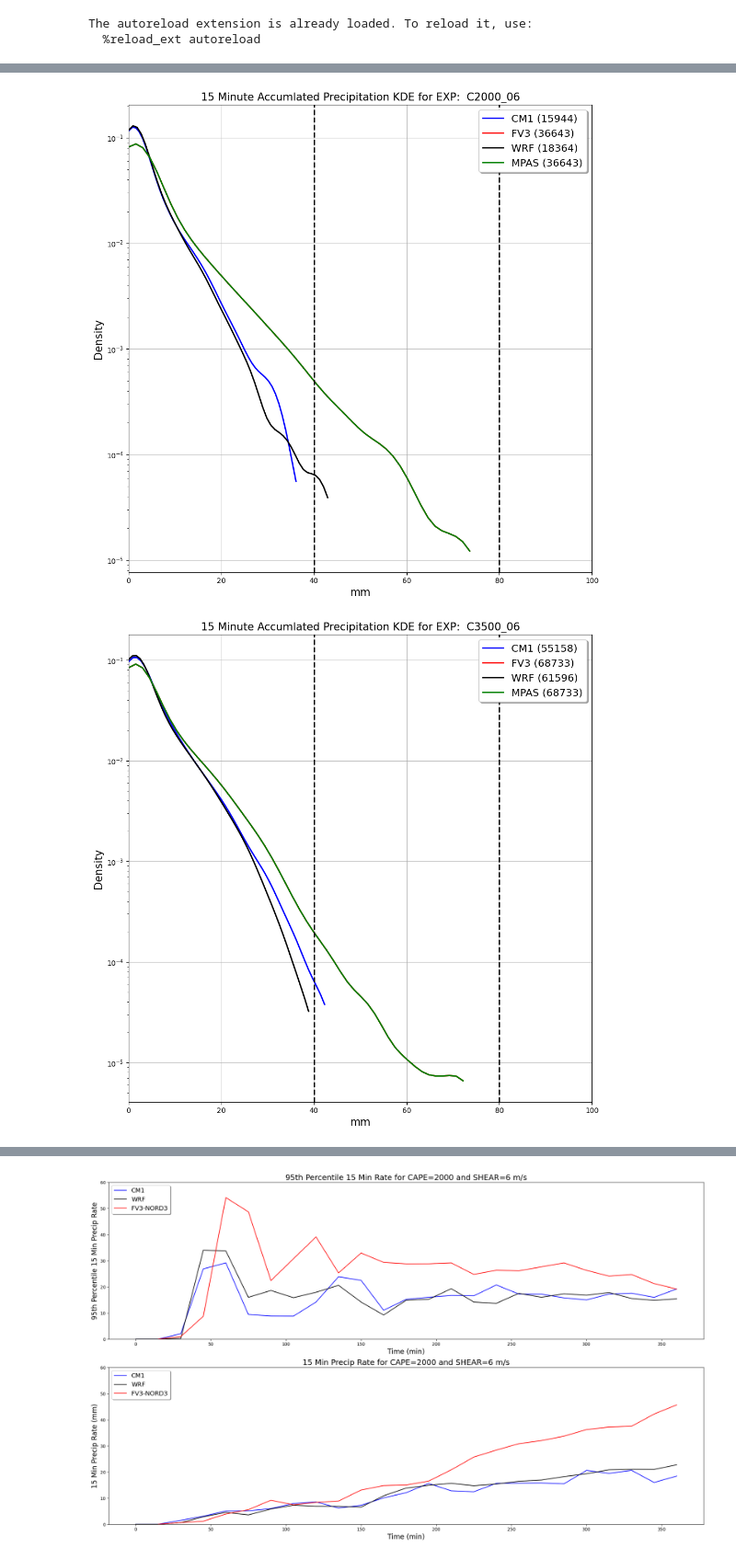
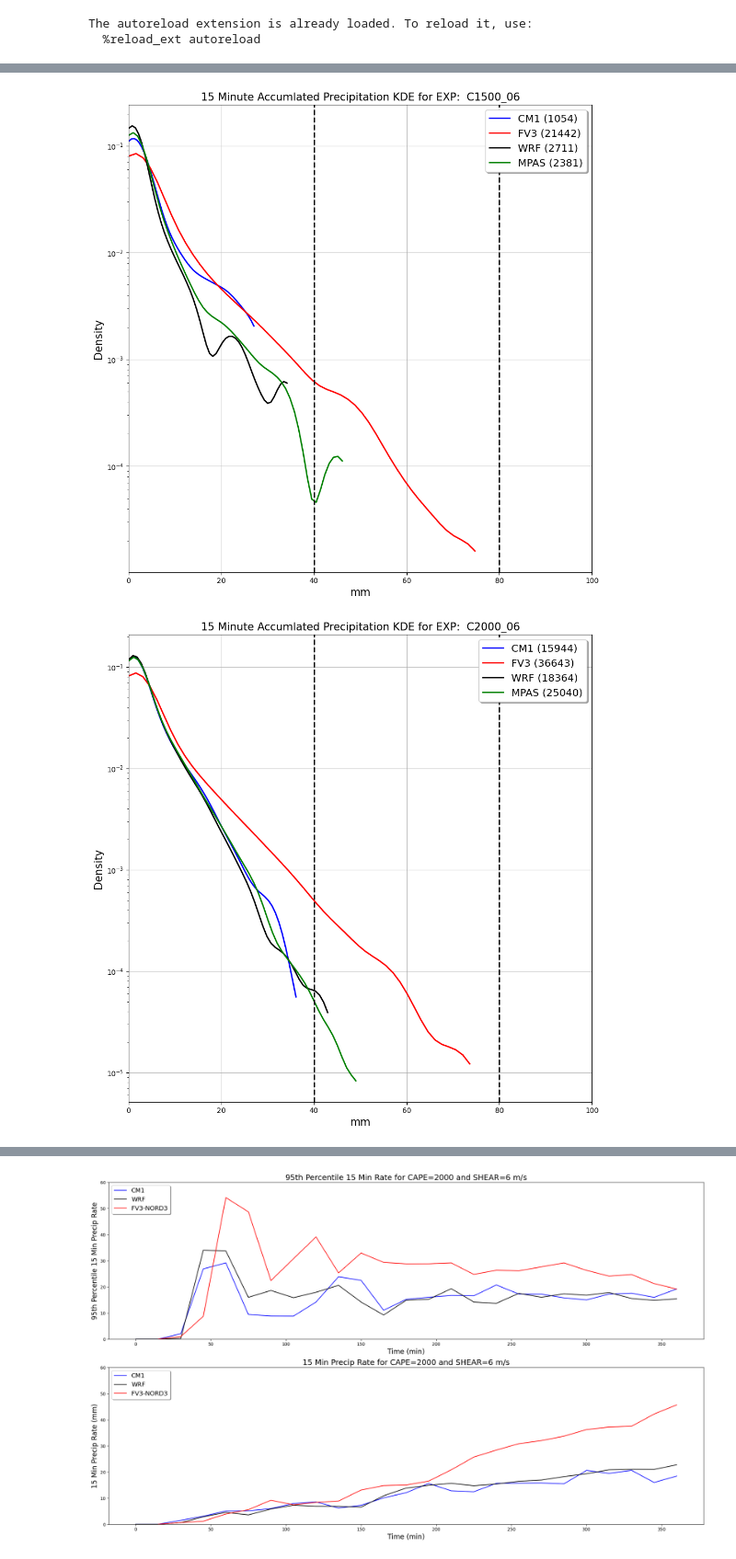
Before and after one commit to louiswicker/CAM_analysis_tools, a Jupyter notebook: ideal_cases/precip.ipynb, the cells around one changed output, grey strips where cells are left out. Shown at 92% size. Saved outputs shown, nothing was run; the diff lists cells and outputs as text; code cells hidden in the pictures.

```diff
--- a/ideal_cases/precip.ipynb
+++ b/ideal_cases/precip.ipynb
@@ -42,7 +42,7 @@ models['wrf'] = pickle2Obj('precip/wrf_squall_3km.pkl',retObj=False)
 # %%
 #models['wrf'] = pickle2Obj('precip/wrf_squall_3km_accum_prec.pkl', retObj=False)
 # %%
-models['mpas'] = pickle2Obj('precip/solo_squall_3km.pkl',retObj=False)
+models['mpas'] = pickle2Obj('precip/mpas_squall_3km_3rd_bench.pkl',retObj=False)
 # %%
 check_data(models)
 # %% [output]
@@ -125,34 +122,38 @@ def precip_histogram(models, label, all_times=False):
 
     ax.set_xlim(xlim[:])
     ax.set_yscale("log")
     ax.axvline(x=40.0, color='k', linestyle='--', linewidth=2.0)
     ax.axvline(x=80.0, color='k', linestyle='--', linewidth=2.0)
     plt.grid(axis='y', alpha=0.75)
     plt.grid(axis='x', alpha=0.75)
     ax.set_xlabel('mm',fontsize=15)
     ax.set_ylabel('Density',fontsize=15)
     legend = ax.legend(loc='upper right', shadow=True, fontsize='x-large')
     if all_times:
         ax.set_title('Accumulated Precipitation KDE for EXP:  %s' % (label), fontsize=15)
         plt.savefig("Total_Accumlated_Precipitation_KDE_Experiment_%s.png" % (label))
     else:
         ax.set_title('15 Minute Accumlated Precipitation KDE for EXP:  %s' % (label), fontsize=15)
         plt.savefig("15_Minute_Accumlated_Precipitation_KDE_Experiment_%s.png" % (label))
 
     plt.show()
 
+precip_histogram(models, 'C1500_06')
 precip_histogram(models, 'C2000_06')
+precip_histogram(models, 'C2500_06')
+precip_histogram(models, 'C3000_06')
+precip_histogram(models, 'C3500_06')
 #precip_histogram(models, 'C2000_12')
 #precip_histogram(models, 'C2000_06', all_times = True)
-# precip_histogram(models, 'C2000_18')
+#precip_histogram(models, 'C2000_18')
 #precip_histogram(models, 'C2000_12')
 # precip_histogram(models, 'C2000_18', all_times = True)
-precip_histogram(models, 'C3500_06')
+
 #precip_histogram(models, 'C2000_12')
 # precip_histogram(models, 'C3500_06', all_times = True)
 #precip_histogram(models, 'C3500_18')
 #precip_histogram(models, 'C2000_12')
 # precip_histogram(models, 'C3500_18', all_times = True)
 # %% [output]
-[figure, old version]
+[figure, new version]
-[figure, old version]
+[figure, new version]
```
Also changed, not shown: parts of 5 cells of this notebook, 5 other files.
